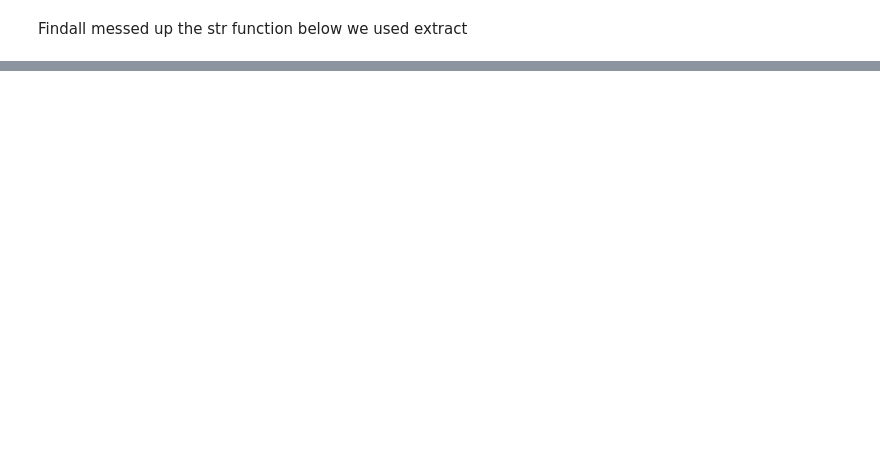
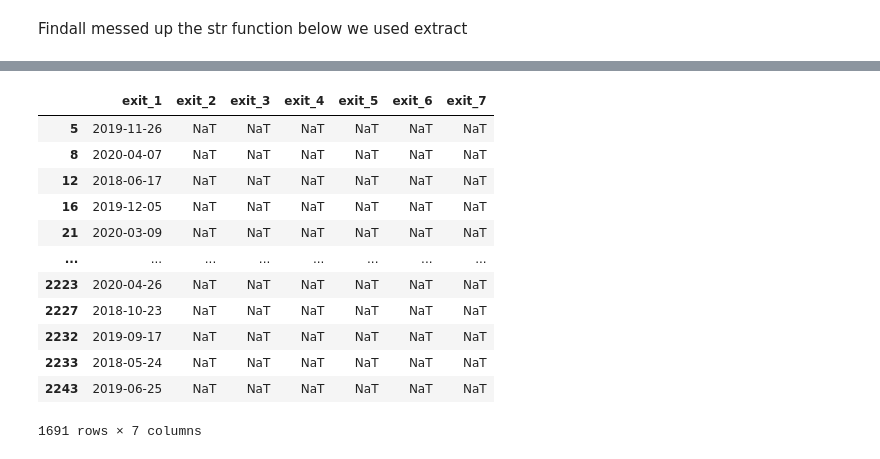
Before and after one commit to emmajordan19/ddid-rasberry-pi, a Jupyter notebook: notebook/DDID.ipynb, the cells around one changed output, grey strips where cells are left out. Cells and saved outputs as stored; diff of their text form; code cells hidden in the pictures; blank space fills up the shorter version.

```diff
--- a/notebook/DDID.ipynb
+++ b/notebook/DDID.ipynb
@@ -170,0 +551,18 @@ search_all['exit_3'] - search_all['enter_3']
+# %%
+#newexit = pd.to_datetime(search_edit['Exit Note'].str.extractall('Exit Reason: (\d+.\d+.\d+)')[0]).unstack()
+#newexit.columns = ['exit_' + str(col + 1) for col in newexit.columns]
+newexit
+# %% [output]
+|  | exit_1 | exit_2 | exit_3 | exit_4 | exit_5 | exit_6 | exit_7 |
+| 5 | 2019-11-26 | NaT | NaT | NaT | NaT | NaT | NaT |
+| 8 | 2020-04-07 | NaT | NaT | NaT | NaT | NaT | NaT |
+| 12 | 2018-06-17 | NaT | NaT | NaT | NaT | NaT | NaT |
+| 16 | 2019-12-05 | NaT | NaT | NaT | NaT | NaT | NaT |
+| 21 | 2020-03-09 | NaT | NaT | NaT | NaT | NaT | NaT |
+| ... | ... | ... | ... | ... | ... | ... | ... |
+| 2223 | 2020-04-26 | NaT | NaT | NaT | NaT | NaT | NaT |
+| 2227 | 2018-10-23 | NaT | NaT | NaT | NaT | NaT | NaT |
+| 2232 | 2019-09-17 | NaT | NaT | NaT | NaT | NaT | NaT |
+| 2233 | 2018-05-24 | NaT | NaT | NaT | NaT | NaT | NaT |
+| 2243 | 2019-06-25 | NaT | NaT | NaT | NaT | NaT | NaT |
+1691 rows × 7 columns
```
Also changed, not shown: parts of 45 cells of this notebook, 3 other files.
